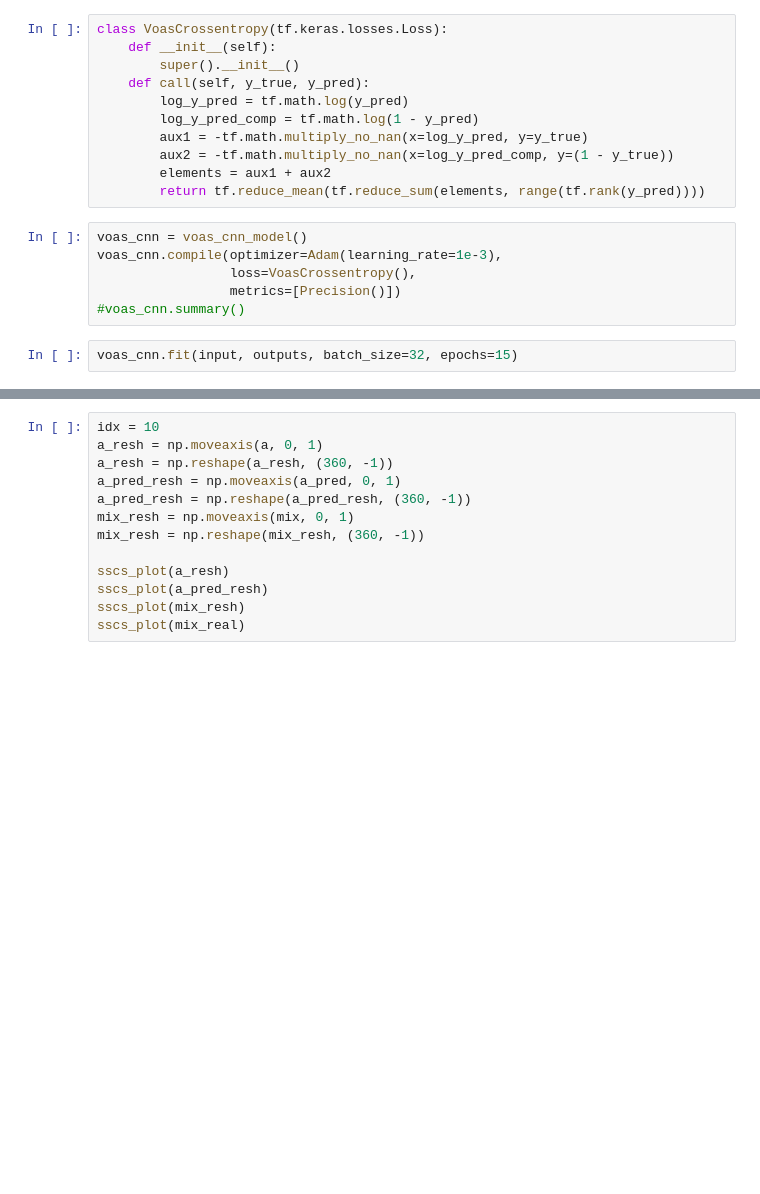
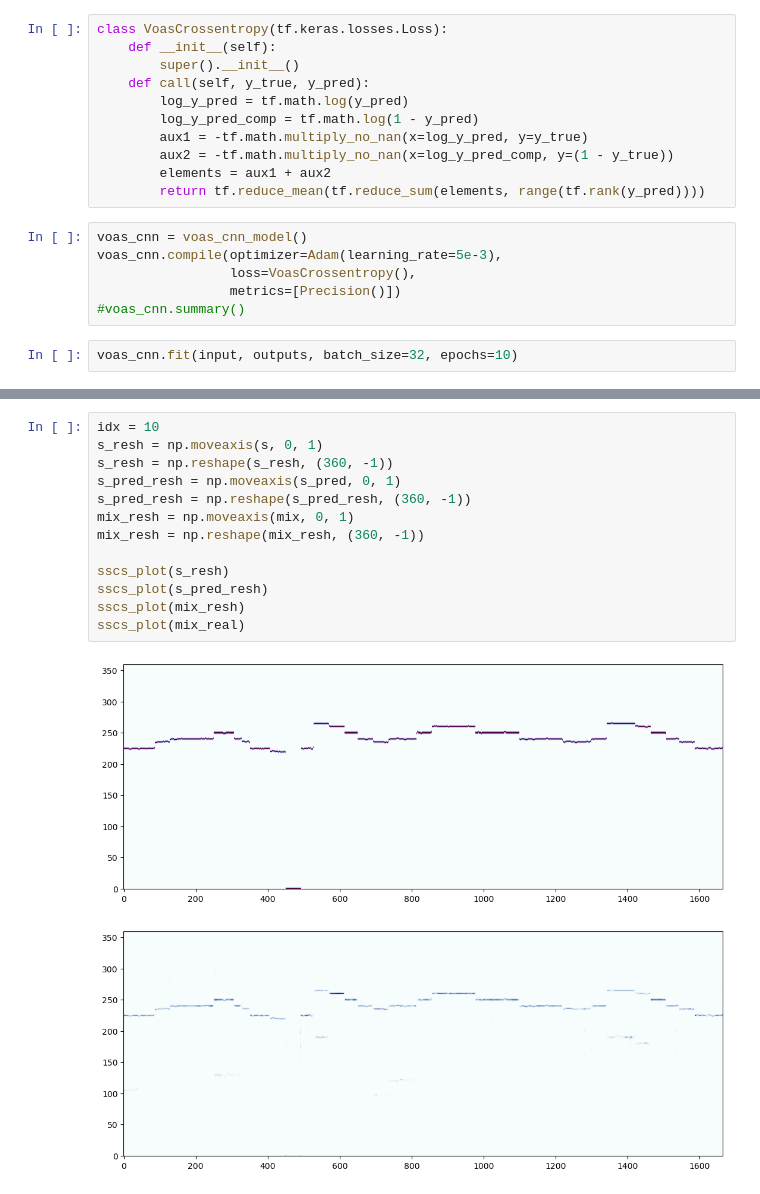
Before and after one commit to Xornotor/VocalAssignment-SSCS, a Jupyter notebook: SSCS_Test_Playground.ipynb, the cells around one changed output, grey strips where cells are left out. Cells and saved outputs as stored; diff of their text form; blank space fills up the shorter version.

```diff
--- a/SSCS_Test_Playground.ipynb
+++ b/SSCS_Test_Playground.ipynb
@@ -354,9 +379,9 @@ class VoasCrossentropy(tf.keras.losses.Loss):
         return tf.reduce_mean(tf.reduce_sum(elements, range(tf.rank(y_pred))))
 # %%
 voas_cnn = voas_cnn_model()
-voas_cnn.compile(optimizer=Adam(learning_rate=1e-3),
+voas_cnn.compile(optimizer=Adam(learning_rate=5e-3),
                  loss=VoasCrossentropy(),
                  metrics=[Precision()])
 #voas_cnn.summary()
 # %%
-voas_cnn.fit(input, outputs, batch_size=32, epochs=15)
+voas_cnn.fit(input, outputs, batch_size=32, epochs=10)
@@ -369,13 +418,16 @@ s_pred, a_pred, t_pred, b_pred = voas_cnn.predict(mix)
 # %%
 idx = 10
-a_resh = np.moveaxis(a, 0, 1)
-a_resh = np.reshape(a_resh, (360, -1))
-a_pred_resh = np.moveaxis(a_pred, 0, 1)
-a_pred_resh = np.reshape(a_pred_resh, (360, -1))
+s_resh = np.moveaxis(s, 0, 1)
+s_resh = np.reshape(s_resh, (360, -1))
+s_pred_resh = np.moveaxis(s_pred, 0, 1)
+s_pred_resh = np.reshape(s_pred_resh, (360, -1))
 mix_resh = np.moveaxis(mix, 0, 1)
 mix_resh = np.reshape(mix_resh, (360, -1))
 
-sscs_plot(a_resh)
-sscs_plot(a_pred_resh)
+sscs_plot(s_resh)
+sscs_plot(s_pred_resh)
 sscs_plot(mix_resh)
 sscs_plot(mix_real)
+# %% [output]
+[figure, added]
+[figure, added]
```
Also changed, not shown: parts of 11 cells of this notebook.
